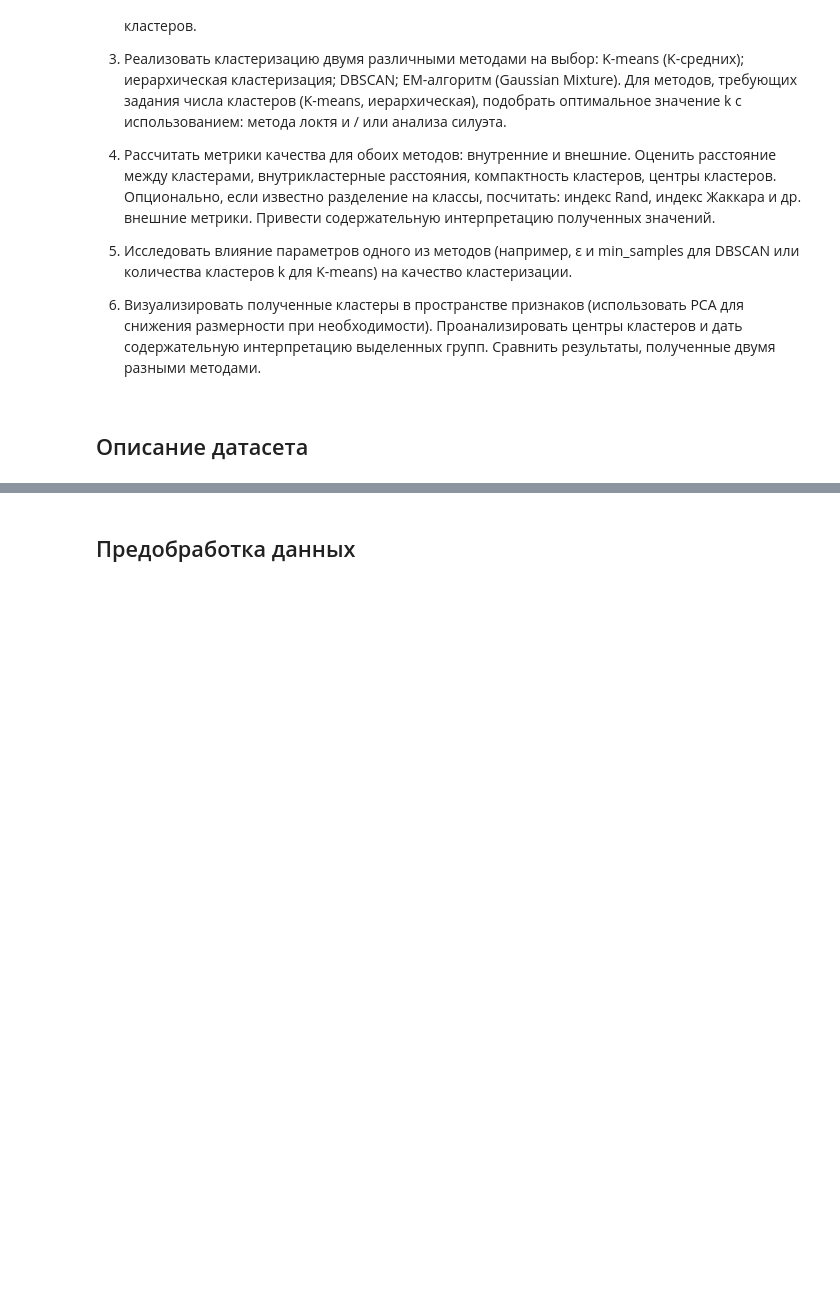
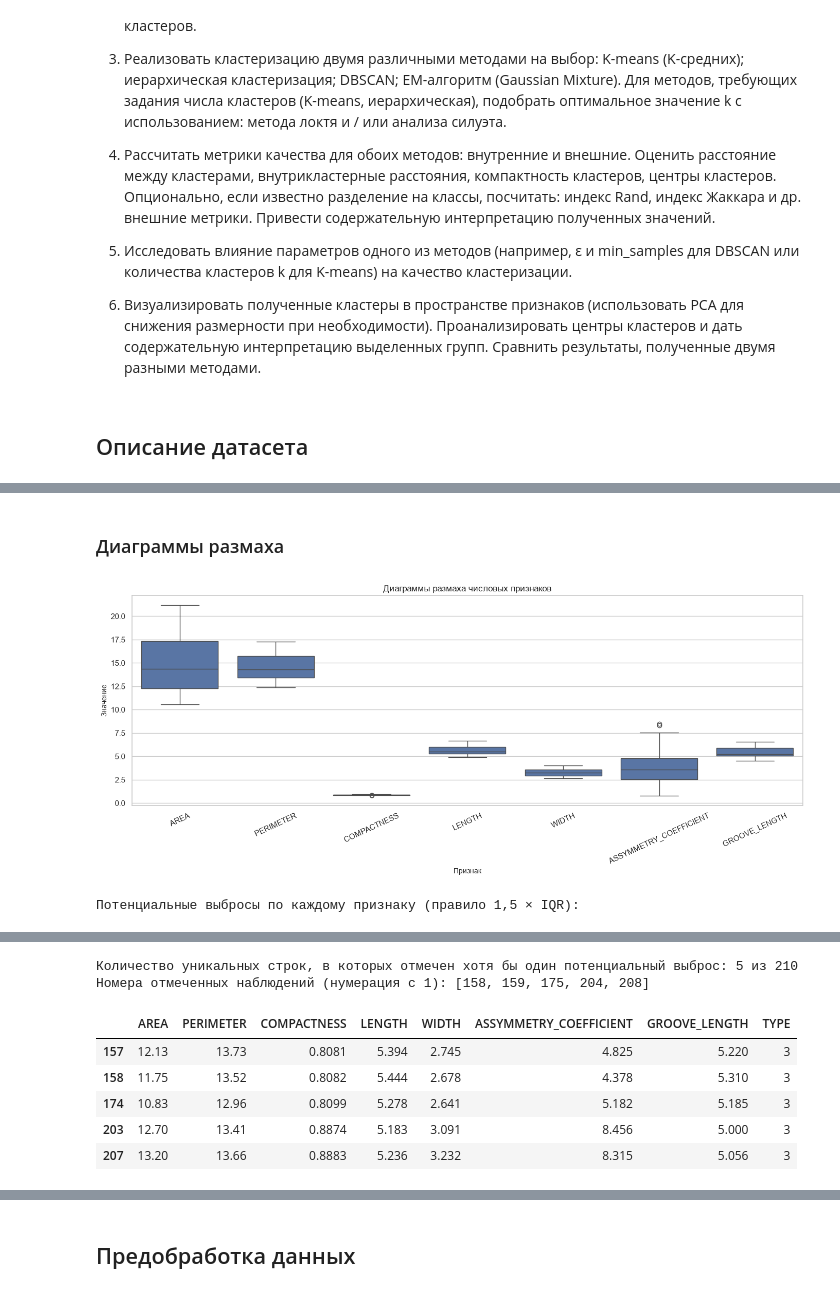
Before and after one commit to violllin/lab3_clustering, a Jupyter notebook: lab3.ipynb, the cells around one changed output, grey strips where cells are left out. Cells and saved outputs as stored; diff of their text form; code cells hidden in the pictures; blank space fills up the shorter version.

```diff
--- a/lab3.ipynb
+++ b/lab3.ipynb
@@ -23,0 +177,42 @@
+# %% [markdown]
+###  Диаграммы размаха
+# %%
+# 2.4. Диаграммы размаха и поиск потенциальных выбросов методом IQR
+fig, ax = plt.subplots(figsize=(14, 6))
+long_X = X.melt(var_name='Признак', value_name='Значение')
+sns.boxplot(data=long_X, x='Признак', y='Значение', ax=ax)
+ax.set_title('Диаграммы размаха числовых признаков')
+ax.tick_params(axis='x', rotation=25)
+plt.tight_layout()
+plt.show()
+
+outlier_rows = []
+outlier_masks = []
+for feature in FEATURES:
+    q1 = X[feature].quantile(0.25)
+    q3 = X[feature].quantile(0.75)
+    iqr = q3 - q1
+    lower = q1 - 1.5 * iqr
+    upper = q3 + 1.5 * iqr
+    mask = (X[feature] < lower) | (X[feature] > upper)
+    outlier_masks.append(mask)
+    outlier_rows.append({
+        'Признак': feature,
+        'Q1': q1,
+        'Q3': q3,
+        'IQR': iqr,
+        'Нижняя граница': lower,
+        'Верхняя граница': upper,
+        'Потенциальных выбросов': int(mask.sum())
+    })
+outlier_df = pd.DataFrame(outlier_rows)
+row_outlier_mask = pd.concat(outlier_masks, axis=1).any(axis=1)
+print('Потенциальные выбросы по каждому признаку (правило 1,5 × IQR):')
+display(outlier_df.round(5))
+print(f'Количество уникальных строк, в которых отмечен хотя бы один потенциальный выброс: {row_outlier_mask.sum()} из {len(df)}')
+if row_outlier_mask.any():
+    print('Номера отмеченных наблюдений (нумерация с 1):', (np.where(row_outlier_mask)[0] + 1).tolist())
+    display(df.loc[row_outlier_mask, FEATURES + [TARGET]].round(4))
+# %% [output]
+[figure, added]
+Потенциальные выбросы по каждому признаку (правило 1,5 × IQR):
@@ -23,0 +227,8 @@
+Количество уникальных строк, в которых отмечен хотя бы один потенциальный выброс: 5 из 210
+Номера отмеченных наблюдений (нумерация с 1): [158, 159, 175, 204, 208]
+|  | AREA | PERIMETER | COMPACTNESS | LENGTH | WIDTH | ASSYMMETRY_COEFFICIENT | GROOVE_LENGTH | TYPE |
+| 157 | 12.13 | 13.73 | 0.8081 | 5.394 | 2.745 | 4.825 | 5.220 | 3 |
+| 158 | 11.75 | 13.52 | 0.8082 | 5.444 | 2.678 | 4.378 | 5.310 | 3 |
+| 174 | 10.83 | 12.96 | 0.8099 | 5.278 | 2.641 | 5.182 | 5.185 | 3 |
+| 203 | 12.70 | 13.41 | 0.8874 | 5.183 | 3.091 | 8.456 | 5.000 | 3 |
+| 207 | 13.20 | 13.66 | 0.8883 | 5.236 | 3.232 | 8.315 | 5.056 | 3 |
```
Also changed, not shown: parts of 15 cells of this notebook, 2 other files.
